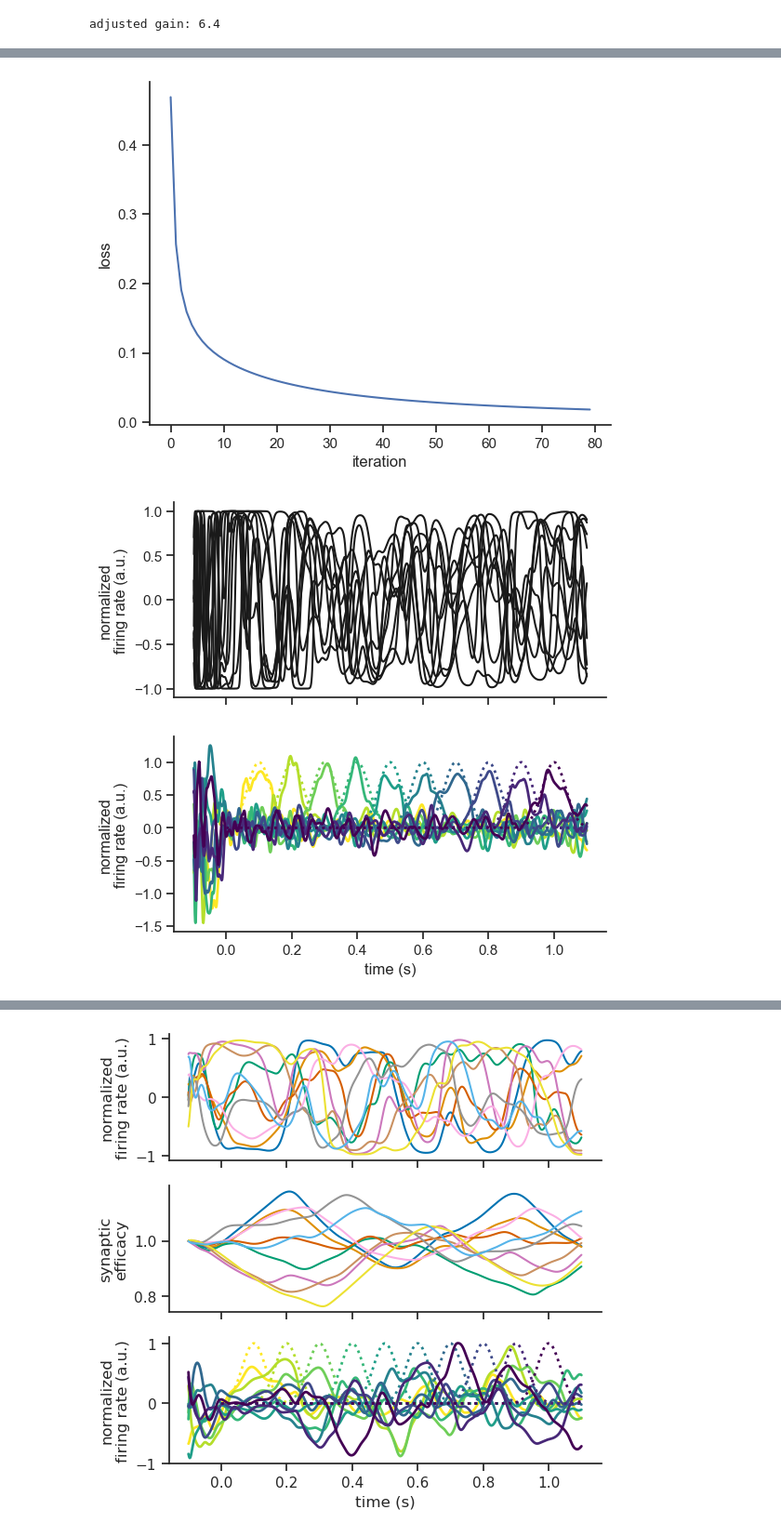
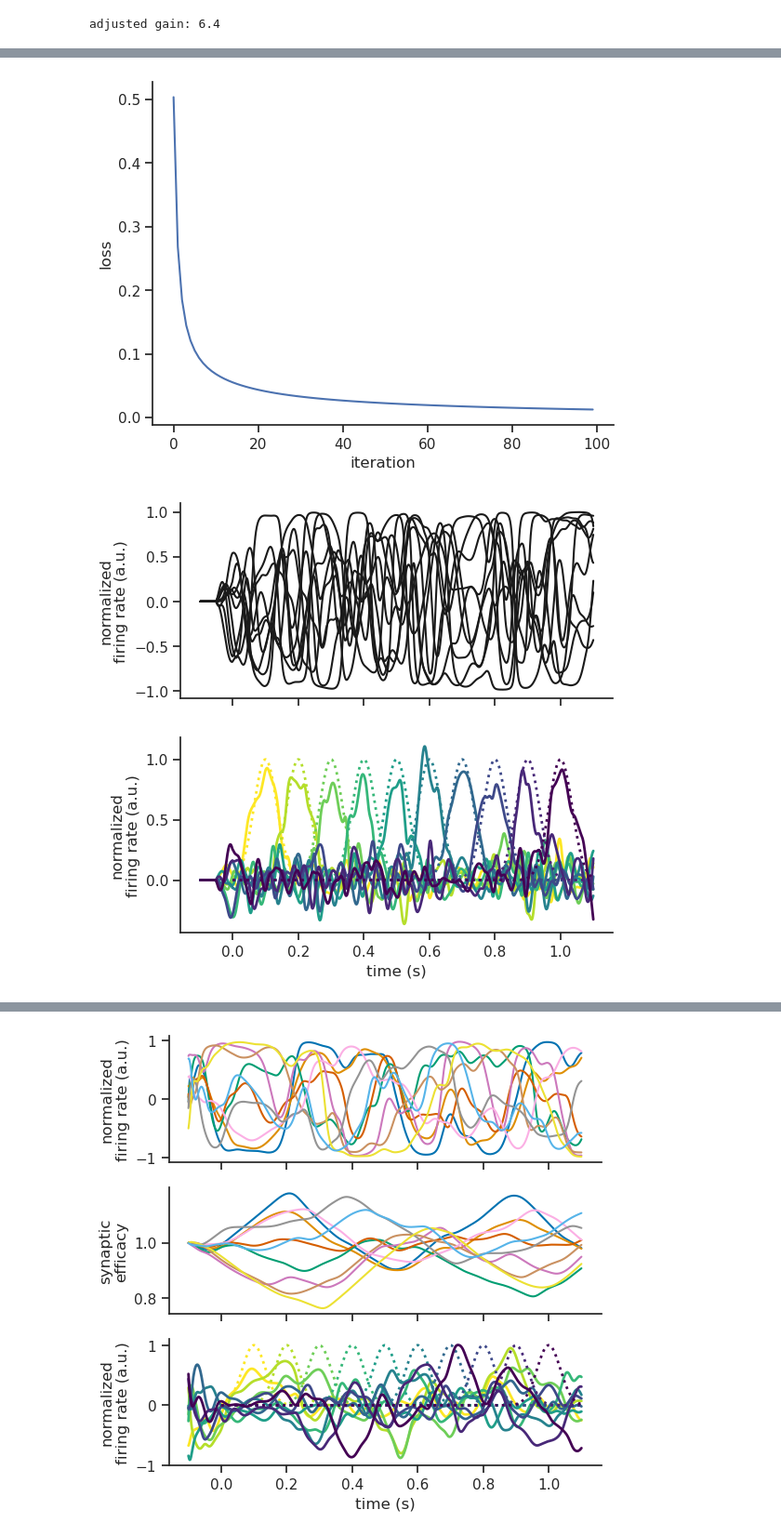
Before and after one commit to rythorpe/time_coding, a Jupyter notebook: aux_dev.ipynb, the cells around one changed output, grey strips where cells are left out. Shown at 93% size. Cells and saved outputs as stored; diff of their text form; code cells hidden in the pictures.

```diff
--- a/aux_dev.ipynb
+++ b/aux_dev.ipynb
@@ -54,7 +54,8 @@ targets, delay_times_ = get_gaussian_targets(n_batches, n_outputs, times,
 
 # set initial conditions of recurrent units fixed across iterations of
 # training and testing
-h_0 = torch.rand(n_hidden) * 2 - 1  # uniform in (-1, 1)
+# h_0 = torch.rand(n_hidden) * 2 - 1  # uniform in (-1, 1)
+h_0 = torch.zeros(n_hidden)
 h_0 = torch.tile(h_0, (n_batches, 1))  # replicate for each batch
 r_0 = torch.rand(n_hidden) * model.p_rel.detach()  # uniform in (0, p_rel)
 r_0 = torch.tile(r_0, (n_batches, 1))
@@ -80,7 +81,7 @@ _, _ = test(inputs, targets, times, model, loss_fn, h_0, r_0, u_0, plot=True)
 #     _ = pre_train(inputs, times, model, h_0)
 
 # train model weights
-max_iter = 80
+max_iter = 100
 convergence_reached = False
 loss_per_iter = list()
 for iter_idx in range(max_iter):
@@ -130,4 +131,4 @@ Test loss: 0.018181
-[figure, old version]
+[figure, new version]
-[figure, old version]
+[figure, new version]
 # %%
 from cycler import cycler
```
Also changed, not shown: parts of 5 cells of this notebook.
